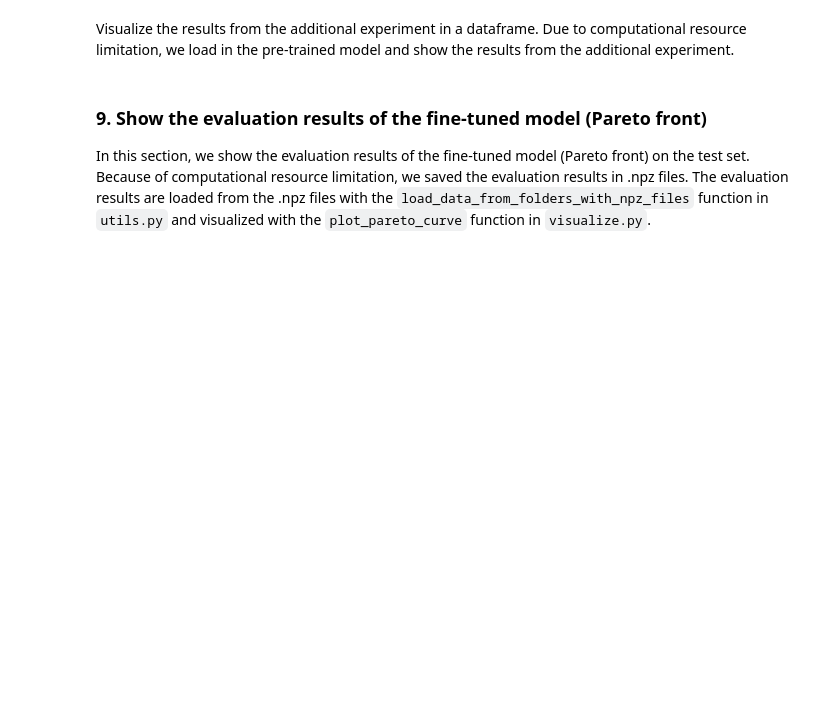
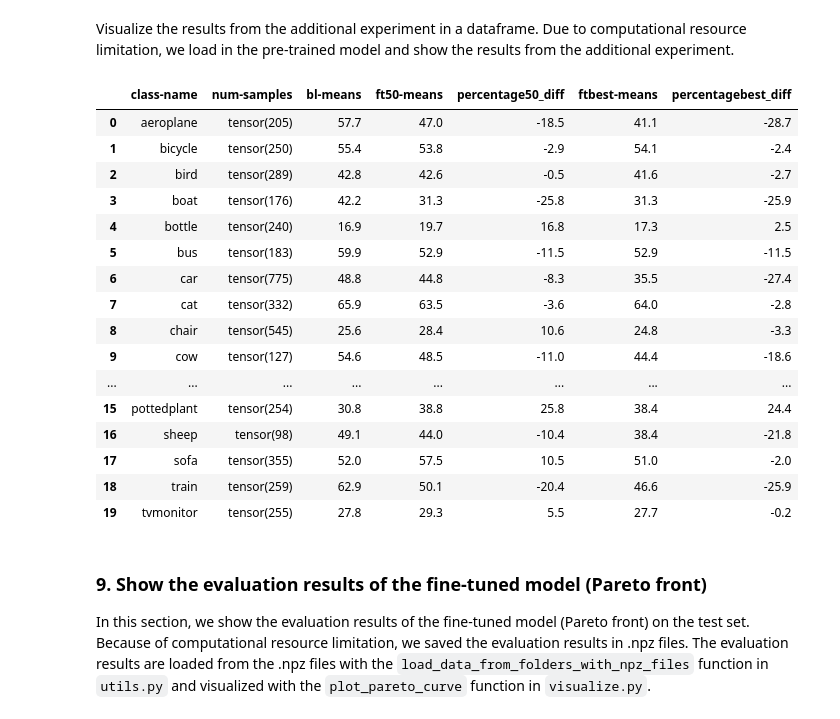
Before and after one commit to rensdebee/FACTifAI_2024_3, a Jupyter notebook: demo_notebook.ipynb, the cells around one changed output. Saved outputs shown, nothing was run; the diff lists cells and outputs as text; code cells hidden in the pictures; blank space fills up the shorter version.

```diff
--- a/demo_notebook.ipynb
+++ b/demo_notebook.ipynb
@@ -574,7 +574,25 @@ Visualize the results from the additional experiment in a dataframe. Due to comp
 # %%
 import pandas as pd
 
-pd.read_csv("./VOC2007_BB-Loc_test.csv")
+pd.read_csv("./csv_files/VOC2007_BB-Loc_test.csv")
+# %% [output]
+|  | class-name | num-samples | bl-means | ft50-means | percentage50_diff | ftbest-means | percentagebest_diff |
+| 0 | aeroplane | tensor(205) | 57.7 | 47.0 | -18.5 | 41.1 | -28.7 |
+| 1 | bicycle | tensor(250) | 55.4 | 53.8 | -2.9 | 54.1 | -2.4 |
+| 2 | bird | tensor(289) | 42.8 | 42.6 | -0.5 | 41.6 | -2.7 |
+| 3 | boat | tensor(176) | 42.2 | 31.3 | -25.8 | 31.3 | -25.9 |
+| 4 | bottle | tensor(240) | 16.9 | 19.7 | 16.8 | 17.3 | 2.5 |
+| 5 | bus | tensor(183) | 59.9 | 52.9 | -11.5 | 52.9 | -11.5 |
+| 6 | car | tensor(775) | 48.8 | 44.8 | -8.3 | 35.5 | -27.4 |
+| 7 | cat | tensor(332) | 65.9 | 63.5 | -3.6 | 64.0 | -2.8 |
+| 8 | chair | tensor(545) | 25.6 | 28.4 | 10.6 | 24.8 | -3.3 |
+| 9 | cow | tensor(127) | 54.6 | 48.5 | -11.0 | 44.4 | -18.6 |
+| ... | ... | ... | ... | ... | ... | ... | ... |
+| 15 | pottedplant | tensor(254) | 30.8 | 38.8 | 25.8 | 38.4 | 24.4 |
+| 16 | sheep | tensor(98) | 49.1 | 44.0 | -10.4 | 38.4 | -21.8 |
+| 17 | sofa | tensor(355) | 52.0 | 57.5 | 10.5 | 51.0 | -2.0 |
+| 18 | train | tensor(259) | 62.9 | 50.1 | -20.4 | 46.6 | -25.9 |
+| 19 | tvmonitor | tensor(255) | 27.8 | 29.3 | 5.5 | 27.7 | -0.2 |
 # %% [markdown]
 ### 9. Show the evaluation results of the fine-tuned model (Pareto front)
 
```
Also changed, not shown: 2 other files.
